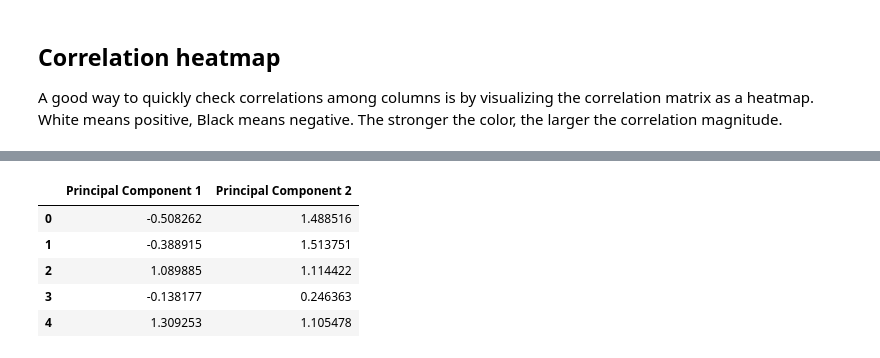
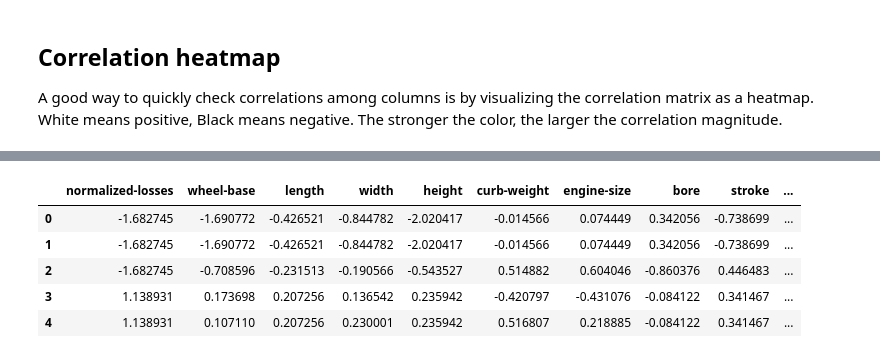
Before and after one commit to serrodcal-data-scientist/dataLab1, a Jupyter notebook: EDA.ipynb, the cells around one changed output, grey strips where cells are left out. Saved outputs shown, nothing was run; the diff lists cells and outputs as text; code cells hidden in the pictures.

```diff
--- a/EDA.ipynb
+++ b/EDA.ipynb
@@ -199,9 +178,9 @@ principal_components_df = pd.DataFrame(data = principal_components, columns = ['
 # %%
-principal_components_df.head()
+sc_num_df.head()
 # %% [output]
-|  | Principal Component 1 | Principal Component 2 |
-| 0 | -0.508262 | 1.488516 |
-| 1 | -0.388915 | 1.513751 |
-| 2 | 1.089885 | 1.114422 |
-| 3 | -0.138177 | 0.246363 |
-| 4 | 1.309253 | 1.105478 |
+|  | normalized-losses | wheel-base | length | width | height | curb-weight | engine-size | bore | stroke | ... |
+| 0 | -1.682745 | -1.690772 | -0.426521 | -0.844782 | -2.020417 | -0.014566 | 0.074449 | 0.342056 | -0.738699 | ... |
+| 1 | -1.682745 | -1.690772 | -0.426521 | -0.844782 | -2.020417 | -0.014566 | 0.074449 | 0.342056 | -0.738699 | ... |
+| 2 | -1.682745 | -0.708596 | -0.231513 | -0.190566 | -0.543527 | 0.514882 | 0.604046 | -0.860376 | 0.446483 | ... |
+| 3 | 1.138931 | 0.173698 | 0.207256 | 0.136542 | 0.235942 | -0.420797 | -0.431076 | -0.084122 | 0.341467 | ... |
+| 4 | 1.138931 | 0.107110 | 0.207256 | 0.230001 | 0.235942 | 0.516807 | 0.218885 | -0.084122 | 0.341467 | ... |
```
Also changed, not shown: parts of 21 cells of this notebook.
